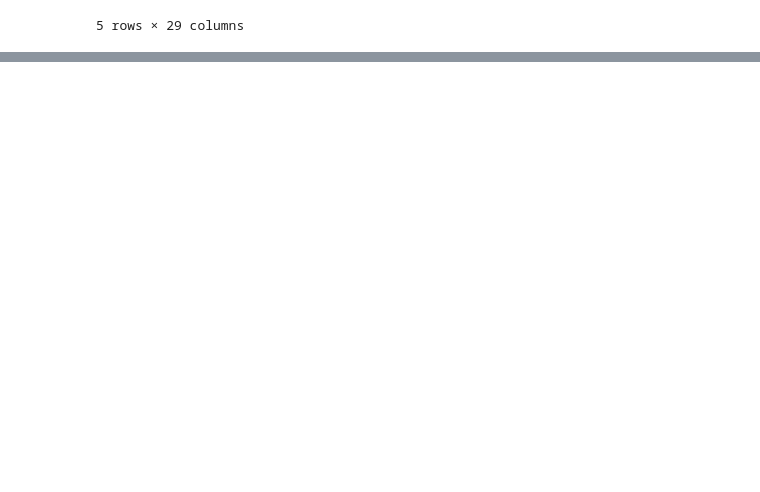
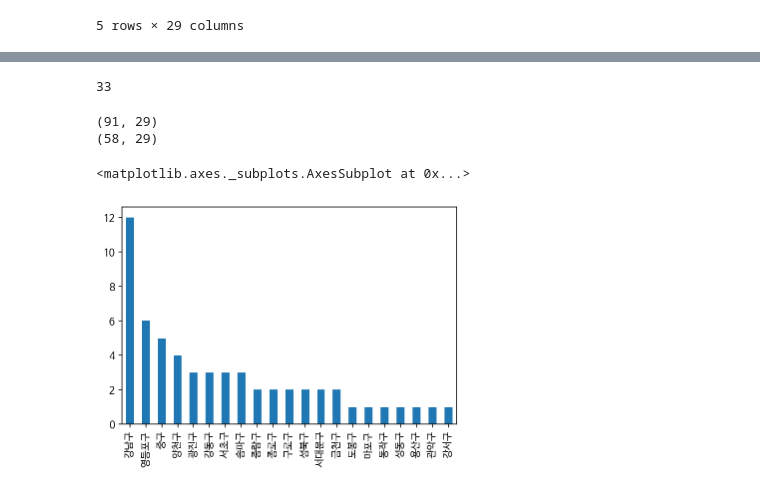
Before and after one commit to JaeHong-Park987/studying, a Jupyter notebook: 2주차/서울 종합병원 분포 확인하기.ipynb, the cells around one changed output, grey strips where cells are left out. Drawn from its saved outputs; the diff is of its cells as text; code cells hidden in the pictures; blank space fills up the shorter version.

```diff
--- a/2주차/서울 종합병원 분포 확인하기.ipynb
+++ b/2주차/서울 종합병원 분포 확인하기.ipynb
@@ -634,0 +733,8 @@ df_seoul_drug.head()
+# %%
+# 꽃배달, 의료기, 장례식장, 상담소, 어린이집를 포함한 상호명은 종합병원가 무관하다
+# 무관한 데이터를 가진 인덱스를 drop_row 변수에 넣어주기
+
+drop_row = df_seoul_hospital[df_seoul_hospital["상호명"].str.contains("꽃배달|의료기|장례식장|상담소|어린이집")].index
+drop_row = drop_row.tolist() # 리스트 형태로 변환
+
+drop_row
@@ -634,0 +743,8 @@ df_seoul_drug.head()
+# %%
+# 의원으로 끝나는 상호명은 종합병원가 무관하다.
+# 무관한 데이터를 가진 인덱스를 drop_row2 변수에 넣어주기
+
+drop_row2 = df_seoul_hospital[df_seoul_hospital["상호명"].str.endswith("의원")].index
+drop_row2 = drop_row2.tolist() # 리스트 형태로 변환
+
+drop_row2
@@ -634,0 +769,20 @@ df_seoul_drug.head()
+# %%
+# 없애야 할 행을 drop_row로 합치기
+drop_row = drop_row + drop_row2
+len(drop_row)
+# %% [output]
+33
+# %%
+# 불필요한 데이터 삭제 전과 후 행의 갯수 비교하기
+print(df_seoul_hospital.shape) # 삭제 전
+df_seoul_hospital = df_seoul_hospital.drop(drop_row, axis = 0)
+print(df_seoul_hospital.shape) # 삭제 후
+# %% [output]
+(91, 29)
+(58, 29)
+# %%
+# 막대그래프로 그리기
+df_seoul_hospital["시군구명"].value_counts().plot.bar()
+# %% [output]
+<matplotlib.axes._subplots.AxesSubplot at 0x...>
+[figure, added]
```
Also changed, not shown: parts of 27 cells of this notebook.
